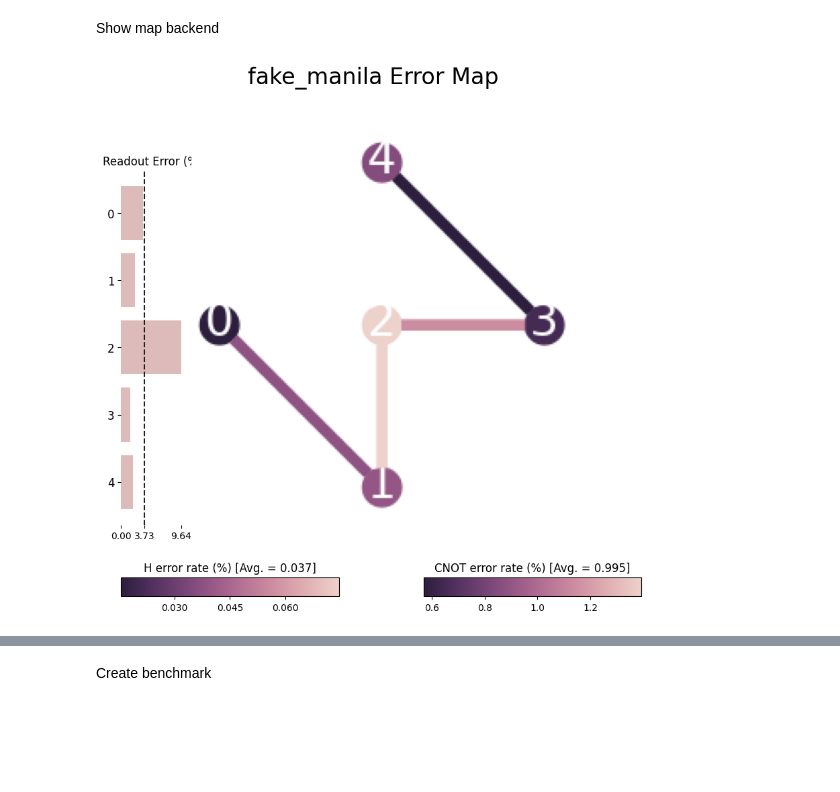
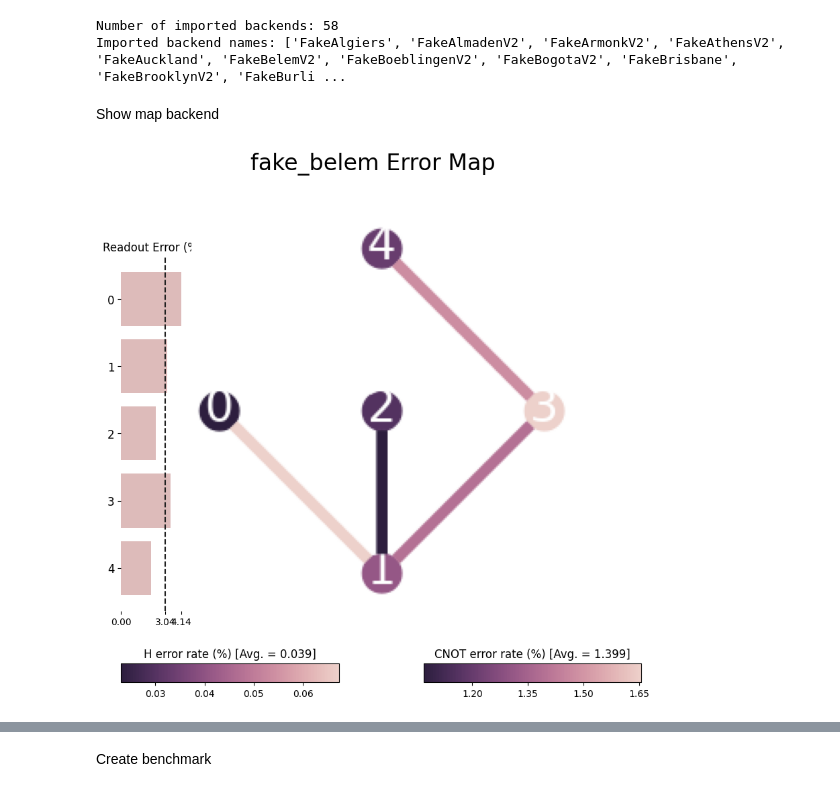
Before and after one commit to MagePro310/Quantum_Simulation_Scheduling_ver1, a Jupyter notebook: test_algorithm.ipynb, the cells around one changed output, grey strips where cells are left out. Cells and saved outputs as stored; diff of their text form; code cells hidden in the pictures; blank space fills up the shorter version.

Commit message:
Refactor code structure for improved readability and maintainability

```diff
--- a/test_algorithm.ipynb
+++ b/test_algorithm.ipynb
@@ -44,0 +45,16 @@ print(backend_list)
+# %%
+# Get list backend
+from component.a_backend import fake_backend
+
+# Count how many items were imported
+imported_names = dir(fake_backend)
+
+
+backends = [name for name in imported_names if not name.startswith('__')]
+print("Number of imported backends:", len(backends))
+print("Imported backend names:", backends)
+# Convert the list of backends to a DataFrame for better display
+backend_df = pd.DataFrame({'Backend Names': backends})
+# %% [output]
+Number of imported backends: 58
+Imported backend names: ['FakeAlgiers', 'FakeAlmadenV2', 'FakeArmonkV2', 'FakeAthensV2', 'FakeAuckland', 'FakeBelemV2', 'FakeBoeblingenV2', 'FakeBogotaV2', 'FakeBrisbane', 'FakeBrooklynV2', 'FakeBurli ...
@@ -45,11 +69,8 @@ print(backend_list)
 # %% [markdown]
 Show map backend
-# %%
-# Draw struct of backend
-# using fakebackend or using aer simulator
-from qiskit.visualization import plot_error_map, plot_gate_map
-from qiskit_ibm_runtime.fake_provider import FakeManilaV2
-backend = FakeManilaV2()
-plot_error_map(backend, figsize=(10,10))
-# %% [output]
-[figure, removed]
+# %%
+from qiskit.visualization import plot_error_map
+backend0 = fake_backend.FakeBelemV2()
+plot_error_map(backend0, figsize=(10,10))
+# %% [output]
+[figure, added]
```
Also changed, not shown: parts of 34 cells of this notebook, 18 other files.
